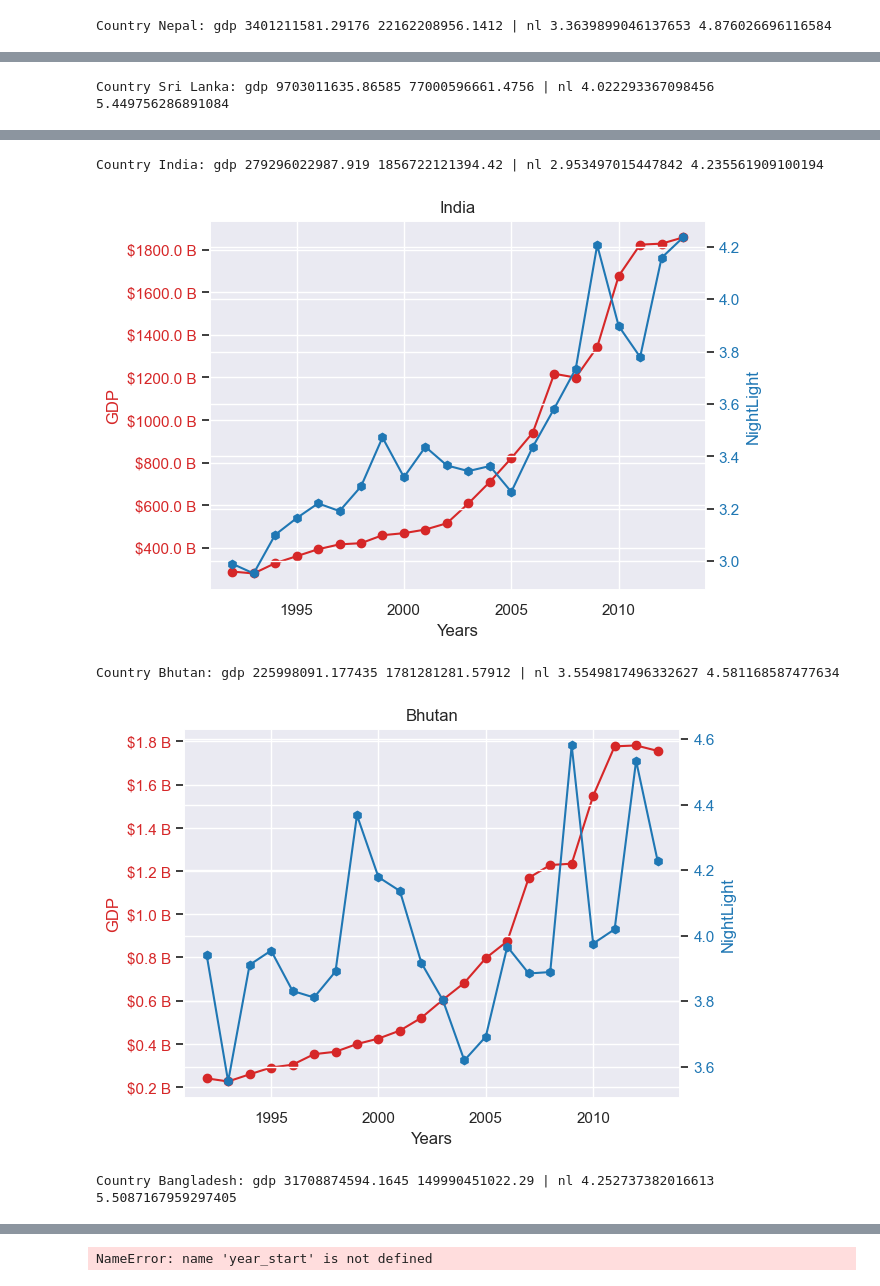
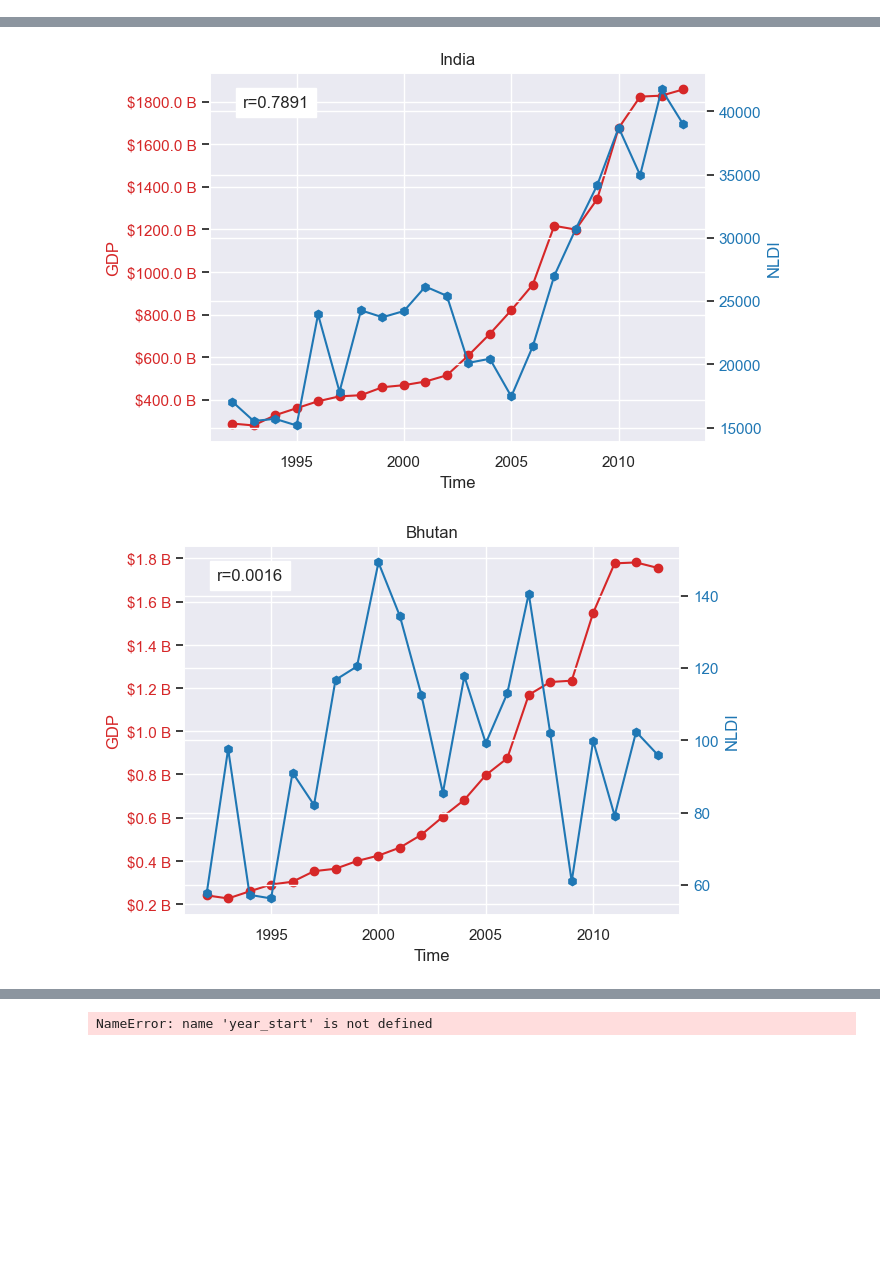
Before and after one commit to thiwaK/South-Asia-GDP-Project, a Jupyter notebook: C_Visualize.ipynb, the cells around one changed output, grey strips where cells are left out. Saved outputs shown, nothing was run; the diff lists cells and outputs as text; code cells hidden in the pictures; blank space fills up the shorter version.

```diff
--- a/C_Visualize.ipynb
+++ b/C_Visualize.ipynb
@@ -24,8 +26,8 @@ from scipy.interpolate import make_interp_spline, BSpline
 # %%
 # base_dir = r"D:\Acadamics\University\Year_3\Sem_2\GIS3005 - Remote Sensing\Assignment\1"
 base_dir = os.getcwd()
-nightlight = os.path.join(base_dir, r"nightlight.csv")
-gdp_dataset_filtered = os.path.join(base_dir, r"GDP\API_NY.GDP.MKTP.CD_DS2_en_csv_v2_4770391_filtered.csv")
+nightlight = os.path.join(base_dir, "output", "nightlight.csv")
+gdp_dataset_filtered = os.path.join(base_dir, "output", "API_NY.GDP.MKTP.CD_DS2_en_csv_v2_4770391_filtered.csv")
 countries_interested = ["Pakistan", "Nepal", "Sri Lanka", "India", "Bhutan", "Bangladesh"]
 # %%
 def predict(train_x, train_y, test_x, test_y):
@@ -63,30 +65,48 @@ def predict(train_x, train_y, test_x, test_y):
     predictions = model.predict(new_X_scaled)
 
     return predictions
+# %%
+def linear_regression(x_nparray, y_nparray):
+    x = x_nparray.reshape((-1, 1))
+    y = y_nparray
+    model = LinearRegression()
+    model.fit(x, y)
+    r_sq = model.score(x, y)
+    # print(f"coefficient of determination: {r_sq}")
+
+    return round(r_sq, 4)
+
+#     x = sm.add_constant(x)
+#     model = sm.OLS(y, x).fit()
+#     predictions = model.predict(x)
+
+#     print_model = model.summary()
+#     print(print_model)
 # %%
 from matplotlib.ticker import FuncFormatter
 
-def plot_(_cnl, _cgdp, _years, country):
+def plot_(y1, y1_lbl, y2, y2_lbl, x, x_lbl, country):
 
     formatter = FuncFormatter(billions)
 
     fig, ax1 = plt.subplots()
 
     color = 'tab:red'
-    ax1.set_xlabel('Years')
-    ax1.set_ylabel('GDP', color=color)
-    ax1.plot(_years, _cgdp, color=color, marker='o')
+    ax1.set_xlabel(x_lbl)
+    ax1.set_ylabel(y1_lbl, color=color)
+    ax1.plot(x, y1, color=color, marker='o')
     ax1.tick_params(axis='y', labelcolor=color)
     ax1.yaxis.set_major_formatter(formatter)
 
     ax2 = ax1.twinx()  # instantiate a second axes that shares the same x-axis
     color = 'tab:blue'
-    ax2.set_ylabel('NightLight', color=color)  # we already handled the x-label with ax1
-    ax2.plot(_years, _cnl, color=color, marker='h')
+    ax2.set_ylabel(y2_lbl, color=color)  # we already handled the x-label with ax1
+    ax2.plot(x, y2, color=color, marker='h')
     ax2.tick_params(axis='y', labelcolor=color)
 
     #fig.tight_layout()  # otherwise the right y-label is slightly clipped
 
     # plt.grid()
+    plt.text(.20,.94,"r={}".format(linear_regression(y1, y2)), bbox={'facecolor':'w','pad':5},ha="right", va="top", transform=plt.gca().transAxes)
     plt.title(country)
     plt.show()
@@ -119,11 +146,9 @@ for country in countries_interested:
 
     # print(cnl.head())
     # print(cgdp.head())
-    _years = cnl.year.array
-    _cnl = cnl.loc[country].nightlight.array
-    _cgdp = cgdp.array[1:-8]
+    x = cnl.year.array
+    y1 = cnl.loc[country].nlui.array
+    y2 = cgdp.array[2:]
 
-    print(f"Country {country}: gdp {min(_cgdp)} {max(_cgdp)} | nl {min(_cnl)} {max(_cnl)}")
-
-    plot_(_cnl, _cgdp, _years, country)
+    plot_(y2, 'GDP', y1, 'NLDI', x, 'Time', country)
 # %% [output]
@@ -132 +155,0 @@ Country Pakistan: gdp 48884606848.1265 231218567178.979 | nl 4.31884407427173 5.
-Country Nepal: gdp 3401211581.29176 22162208956.1412 | nl 3.3639899046137653 4.876026696116584
@@ -134 +156,0 @@ Country Nepal: gdp 3401211581.29176 22162208956.1412 | nl 3.3639899046137653 4.8
-Country Sri Lanka: gdp 9703011635.86585 77000596661.4756 | nl 4.022293367098456 5.449756286891084
@@ -136,5 +158,2 @@ Country Sri Lanka: gdp 9703011635.86585 77000596661.4756 | nl 4.022293367098456
-Country India: gdp 279296022987.919 1856722121394.42 | nl 2.953497015447842 4.235561909100194
-[figure, old version]
+[figure, new version]
-Country Bhutan: gdp 225998091.177435 1781281281.57912 | nl 3.5549817496332627 4.581168587477634
-[figure, old version]
+[figure, new version]
-Country Bangladesh: gdp 31708874594.1645 149990451022.29 | nl 4.252737382016613 5.5087167959297405
```
Also changed, not shown: parts of 17 cells of this notebook, 6 other files.
